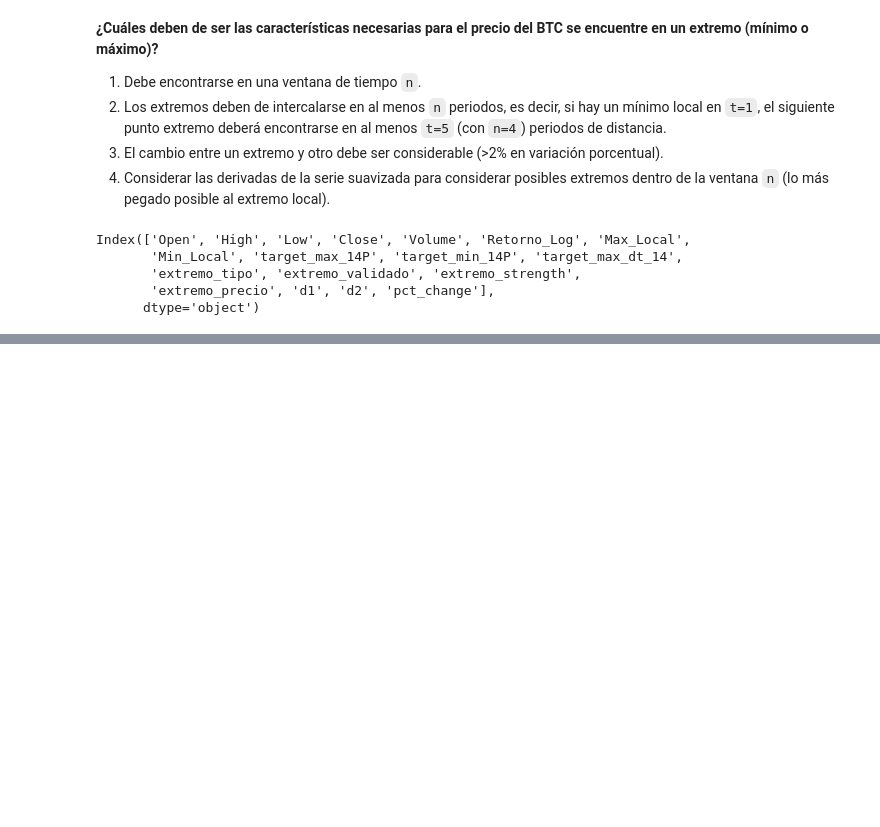
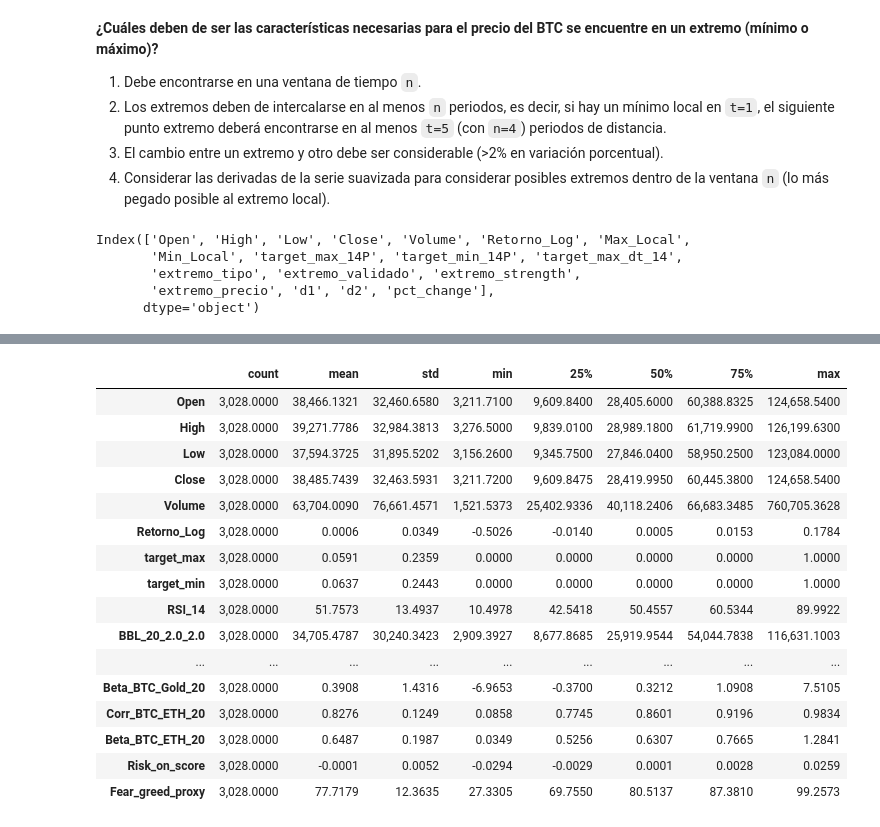
Before and after one commit to julesaccm/Apex-project, a Jupyter notebook: notebooks/EDA_Targeting_BTC.ipynb, the cells around one changed output, grey strips where cells are left out. Cells and saved outputs as stored; diff of their text form; code cells hidden in the pictures; blank space fills up the shorter version.

```diff
--- a/notebooks/EDA_Targeting_BTC.ipynb
+++ b/notebooks/EDA_Targeting_BTC.ipynb
@@ -430,0 +540,20 @@ btc2['target_min'] = np.where(btc2['extremo_tipo']==-1,1,0)
+# %%
+df.describe(include='all').T
+# %% [output]
+|  | count | mean | std | min | 25% | 50% | 75% | max |
+| Open | 3,028.0000 | 38,466.1321 | 32,460.6580 | 3,211.7100 | 9,609.8400 | 28,405.6000 | 60,388.8325 | 124,658.5400 |
+| High | 3,028.0000 | 39,271.7786 | 32,984.3813 | 3,276.5000 | 9,839.0100 | 28,989.1800 | 61,719.9900 | 126,199.6300 |
+| Low | 3,028.0000 | 37,594.3725 | 31,895.5202 | 3,156.2600 | 9,345.7500 | 27,846.0400 | 58,950.2500 | 123,084.0000 |
+| Close | 3,028.0000 | 38,485.7439 | 32,463.5931 | 3,211.7200 | 9,609.8475 | 28,419.9950 | 60,445.3800 | 124,658.5400 |
+| Volume | 3,028.0000 | 63,704.0090 | 76,661.4571 | 1,521.5373 | 25,402.9336 | 40,118.2406 | 66,683.3485 | 760,705.3628 |
+| Retorno_Log | 3,028.0000 | 0.0006 | 0.0349 | -0.5026 | -0.0140 | 0.0005 | 0.0153 | 0.1784 |
+| target_max | 3,028.0000 | 0.0591 | 0.2359 | 0.0000 | 0.0000 | 0.0000 | 0.0000 | 1.0000 |
+| target_min | 3,028.0000 | 0.0637 | 0.2443 | 0.0000 | 0.0000 | 0.0000 | 0.0000 | 1.0000 |
+| RSI_14 | 3,028.0000 | 51.7573 | 13.4937 | 10.4978 | 42.5418 | 50.4557 | 60.5344 | 89.9922 |
+| BBL_20_2.0_2.0 | 3,028.0000 | 34,705.4787 | 30,240.3423 | 2,909.3927 | 8,677.8685 | 25,919.9544 | 54,044.7838 | 116,631.1003 |
+| ... | ... | ... | ... | ... | ... | ... | ... | ... |
+| Beta_BTC_Gold_20 | 3,028.0000 | 0.3908 | 1.4316 | -6.9653 | -0.3700 | 0.3212 | 1.0908 | 7.5105 |
+| Corr_BTC_ETH_20 | 3,028.0000 | 0.8276 | 0.1249 | 0.0858 | 0.7745 | 0.8601 | 0.9196 | 0.9834 |
+| Beta_BTC_ETH_20 | 3,028.0000 | 0.6487 | 0.1987 | 0.0349 | 0.5256 | 0.6307 | 0.7665 | 1.2841 |
+| Risk_on_score | 3,028.0000 | -0.0001 | 0.0052 | -0.0294 | -0.0029 | 0.0001 | 0.0028 | 0.0259 |
+| Fear_greed_proxy | 3,028.0000 | 77.7179 | 12.3635 | 27.3305 | 69.7550 | 80.5137 | 87.3810 | 99.2573 |
```
Also changed, not shown: parts of 10 cells of this notebook, 20 other files.
